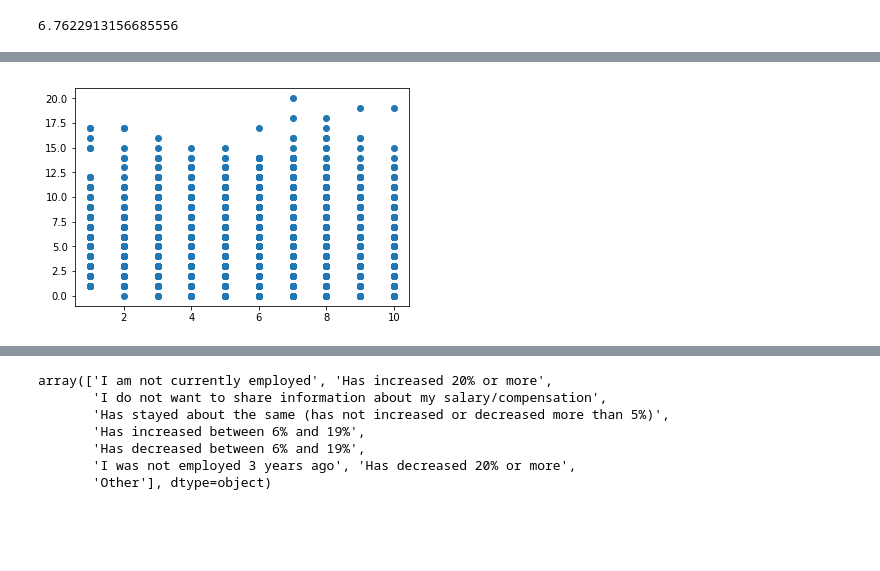
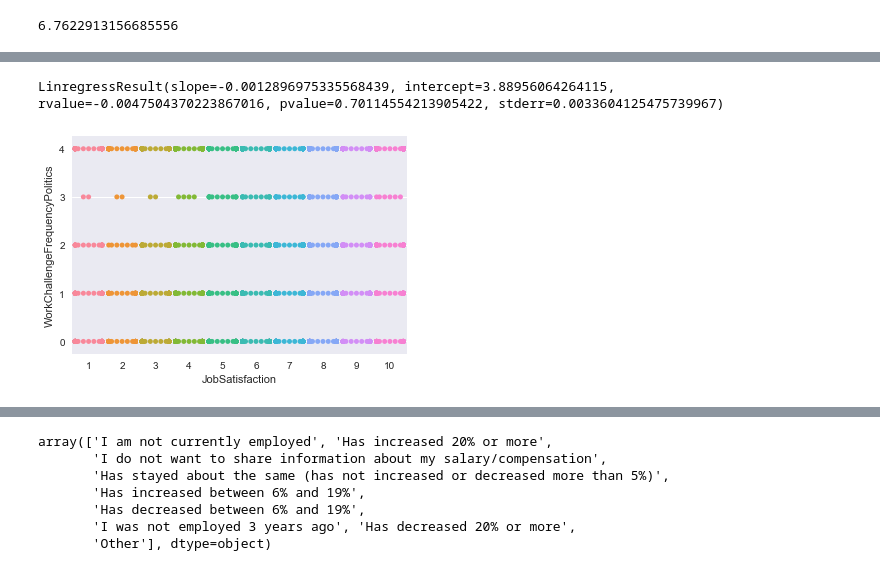
Before and after one commit to Jorrd/ds-fundamentals-a2, a Jupyter notebook: Untitled.ipynb, the cells around one changed output, grey strips where cells are left out. Drawn from its saved outputs; the diff is of its cells as text; code cells hidden in the pictures; blank space fills up the shorter version.

```diff
--- a/Untitled.ipynb
+++ b/Untitled.ipynb
@@ -7,4 +12,7 @@ import seaborn as sns
 import matplotlib.pyplot as plt
 from sklearn.ensemble import RandomForestClassifier
 from sklearn.metrics import accuracy_score
+from scipy.stats import linregress
+import scipy.stats as scs
 pd.options.mode.chained_assignment = None
+sns.set()
@@ -207,7 +715,7 @@ question1['JobSatisfaction'].mean()
 # %%
 question1_corr = question1
 
-question1_corr = question1_corr.replace(['Never', 'Rarely', 'Sometimes', 'Often', 'Most of the time'], ['0', '1', '1', '1', '1']).astype(int)
+question1_corr = question1_corr.replace(['Never', 'Rarely', 'Sometimes', 'Often', 'Most of the time'], [4, 3, 2, 1, 0]).astype(int)
 # %%
-question1_corr['Sum'] = question1_corr.iloc[:,1:].sum(axis=1)
+#question1_corr['Sum'] = question1_corr.iloc[:,1:].sum(axis=1)
 # %%
@@ -228,7 +789,11 @@ question1_corr[['JobSatisfaction','Sum']].corr()
+# %%
+linregress(question1_corr['JobSatisfaction'],question1_corr['WorkChallengeFrequencyPass'])
+# %% [output]
+LinregressResult(slope=-0.0012896975335568439, intercept=3.88956064264115, rvalue=-0.0047504370223867016, pvalue=0.70114554213905422, stderr=0.0033604125475739967)
 # %%
-plt.scatter(x=question1_corr['JobSatisfaction'], y=question1_corr['Sum'])
+sns.swarmplot(x='JobSatisfaction', y='WorkChallengeFrequencyPolitics', data=question1_corr)
 plt.show()
 # %% [output]
-[figure, old version]
+[figure, new version]
 # %%
 sum_columns = question1_corr.columns.tolist()[1:]
```
Also changed, not shown: parts of 122 cells of this notebook.
